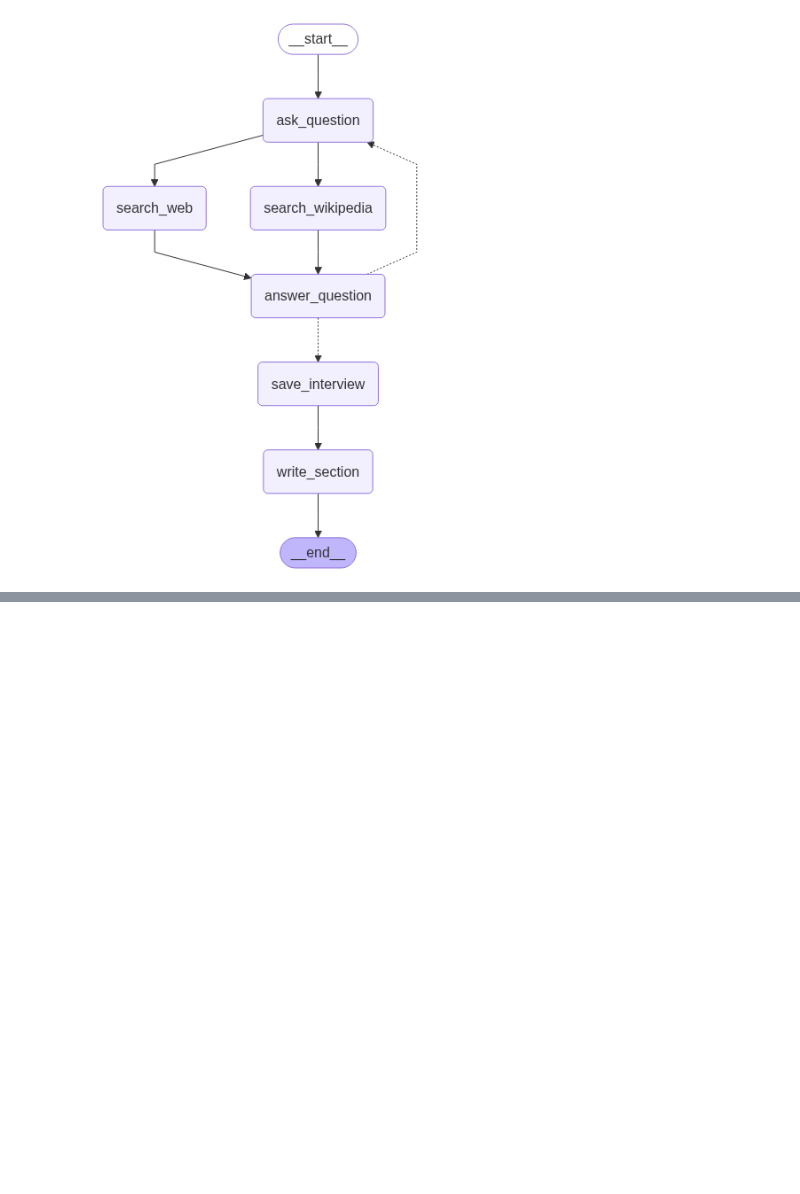
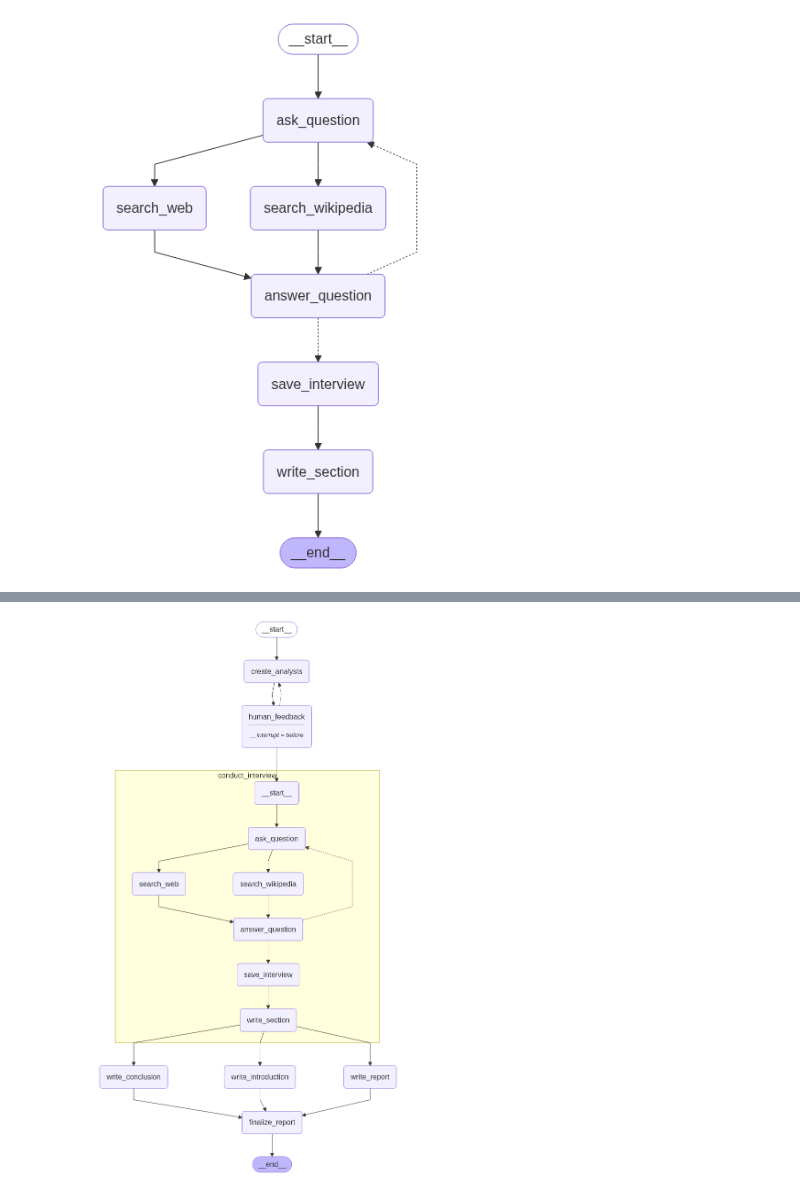
Before and after one commit to chineidu/AI-Tutorials, a Jupyter notebook: notebooks/Langgraph/05-research-assistant.ipynb, the cells around one changed output, grey strips where cells are left out. Cells and saved outputs as stored; diff of their text form; code cells hidden in the pictures; blank space fills up the shorter version.

Commit message:
chore: Update notebook on Researcher agent

```diff
--- a/notebooks/Langgraph/05-research-assistant.ipynb
+++ b/notebooks/Langgraph/05-research-assistant.ipynb
@@ -301,7 +254,7 @@ class Perpectives(BaseModel):
 
 class GenerateAnalystState(TypedDict):
     topic: str  # Research topic
-    max_analyst: int  # Maximum number of analysts
+    max_analysts: int  # Number of analysts
     human_analyst_feedback: str  # Human feedback
     analysts: list[Analyst]  # Analyst asking questions
 # %%
@@ -720,6 +696,6 @@ search_docs
 # %%
-search_query: SearchQuery = await llm.with_structured_output(SearchQuery).ainvoke(
-    [SystemMessage(content=search_instructions)] + [message]
-)
-search_docs = WikipediaLoader(search_query.search_query, load_max_docs=2).load()
-search_docs
+# search_query: SearchQuery = await llm.with_structured_output(SearchQuery).ainvoke(
+#     [SystemMessage(content=search_instructions)] + [message]
+# )
+# search_docs = WikipediaLoader(search_query.search_query, load_max_docs=2).load()
+# search_docs
@@ -789,7 +762,9 @@ async def generate_answer(state: InterviewState) -> dict[str, Any]:
     context: list[Any] = state["context"]
 
     # Answer questions
-    system_message: str = answer_instructions.format(goals=analyst.persona, context=context)
+    system_message: str = answer_instructions.format(
+        goals=analyst.persona, context=context
+    )
     answer = await llm.ainvoke([SystemMessage(content=system_message)] + messages)
     answer.name = "expert"  # Add a name to the answer
 
@@ -813,7 +788,9 @@ def route_messages(state: InterviewState, name: str = "expert"):
     max_num_turns = state.get("max_num_turns", 2)
 
     # Check the number of expert answers
-    num_responses = len([m for m in messages if isinstance(m, AIMessage) and m.name == name])
+    num_responses = len(
+        [m for m in messages if isinstance(m, AIMessage) and m.name == name]
+    )
 
     # End if expert has answered more than the max turns
     if num_responses >= max_num_turns:
@@ -990,0 +1148,43 @@ NameError: name 'null' is not defined
+# %%
+report_builder = StateGraph(ResearchGraphState)
+
+# Add nodes
+report_builder.add_node("create_analysts", create_analysts)
+report_builder.add_node("human_feedback", human_feedback)
+report_builder.add_node("conduct_interview", interview_builder.compile())
+report_builder.add_node("write_introduction", write_introductions)
+report_builder.add_node("write_conclusion", write_conclusion)
+report_builder.add_node("write_report", write_report)
+report_builder.add_node("finalize_report", finalize_report)
+
+# Add edges
+report_builder.add_edge(START, "create_analysts")
+report_builder.add_edge("create_analysts", "human_feedback")
+report_builder.add_conditional_edges(  # interview_graph
+    "human_feedback", initiate_all_interviews, ["create_analysts", "conduct_interview"]
+)
+report_builder.add_edge("conduct_interview", "write_report")
+report_builder.add_edge("conduct_interview", "write_introduction")
+report_builder.add_edge("conduct_interview", "write_conclusion")
+report_builder.add_edge("write_introduction", "finalize_report")
+report_builder.add_edge("write_conclusion", "finalize_report")
+report_builder.add_edge(
+    ["write_introduction", "write_conclusion", "write_report"], "finalize_report"
+)
+report_builder.add_edge("finalize_report", END)
+
+# Compile the graph
+memory = MemorySaver()
+langfuse_handler = CallbackHandler()
+config = RunnableConfig(
+    run_name="Conduct Interviews",
+    callbacks=[langfuse_handler],
+)
+report_graph: CompiledStateGraph = report_builder.compile(
+    interrupt_before=["human_feedback"], checkpointer=memory
+).with_config(config)
+
+# Visualize the graph
+display(Image(report_graph.get_graph(xray=1).draw_mermaid_png()))
+# %% [output]
+[figure, added]
```
Also changed, not shown: parts of 31 cells of this notebook, 3 other files.
